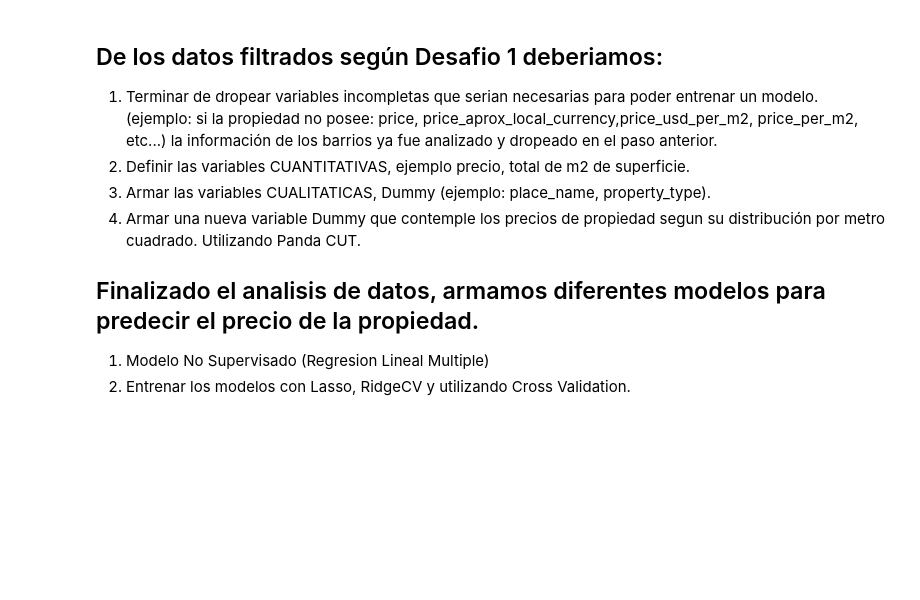
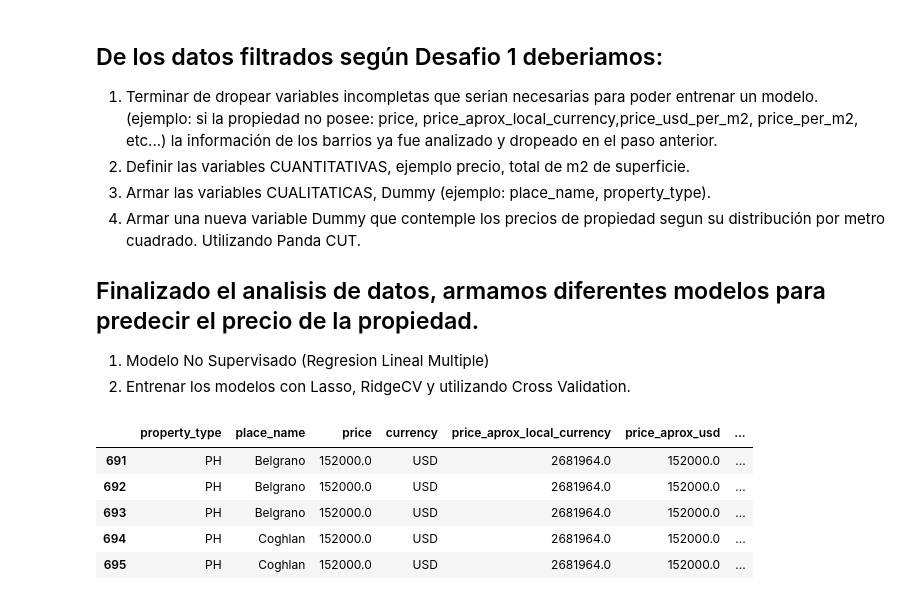
Before and after one commit to nachommm/Desafio2, a Jupyter notebook: desafio2-machine.learning.ipynb, the cells around one changed output. Drawn from its saved outputs; the diff is of its cells as text; code cells hidden in the pictures; blank space fills up the shorter version.

```diff
--- a/desafio2-machine.learning.ipynb
+++ b/desafio2-machine.learning.ipynb
@@ -159,3 +147,12 @@ data_caba.head()
 
 1. Modelo No Supervisado (Regresion Lineal Multiple)
 2. Entrenar los modelos con Lasso, RidgeCV y utilizando Cross Validation.
+# %%
+data_caba.
+# %% [output]
+|  | property_type | place_name | price | currency | price_aprox_local_currency | price_aprox_usd | ... |
+| 691 | PH | Belgrano | 152000.0 | USD | 2681964.0 | 152000.0 | ... |
+| 692 | PH | Belgrano | 152000.0 | USD | 2681964.0 | 152000.0 | ... |
+| 693 | PH | Belgrano | 152000.0 | USD | 2681964.0 | 152000.0 | ... |
+| 694 | PH | Coghlan | 152000.0 | USD | 2681964.0 | 152000.0 | ... |
+| 695 | PH | Coghlan | 152000.0 | USD | 2681964.0 | 152000.0 | ... |
```
Also changed, not shown: parts of 3 cells of this notebook.
